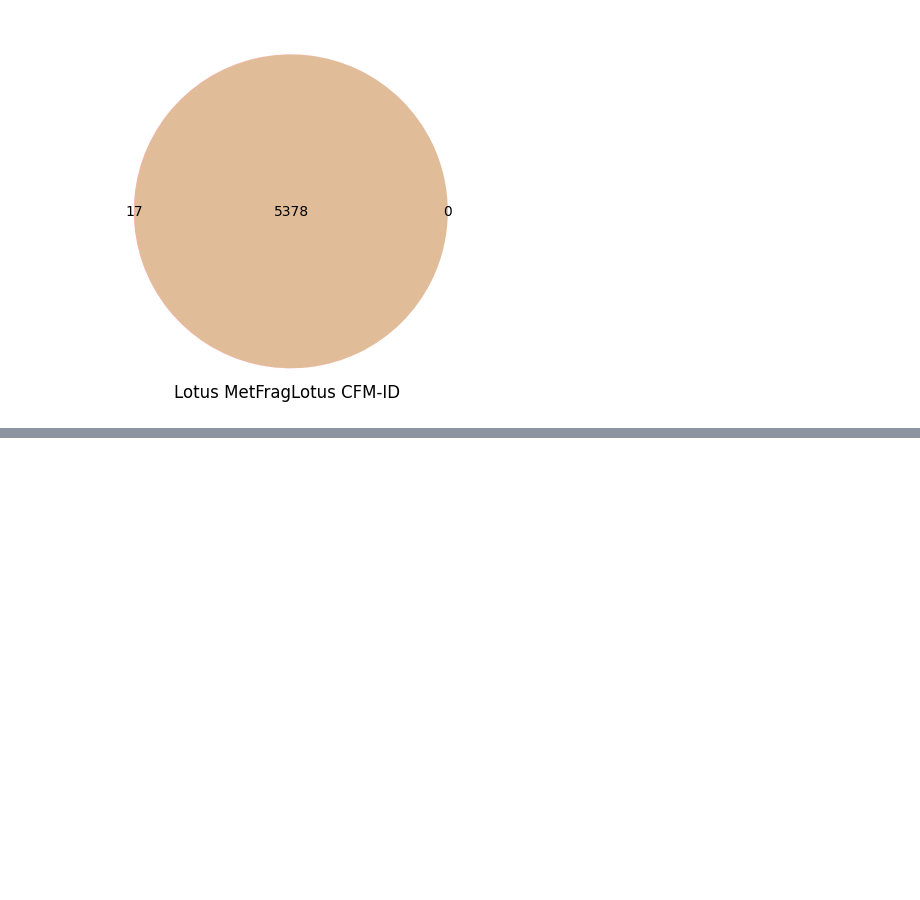
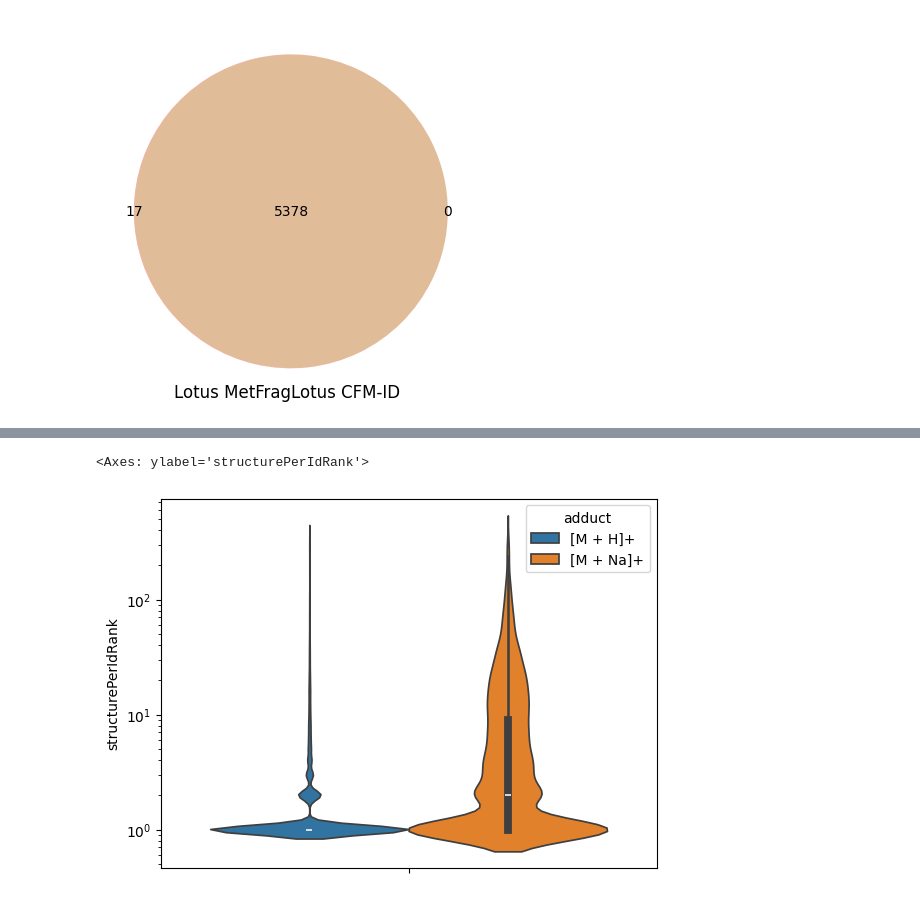
Before and after one commit to commons-research/ms2mol-evaluation, a Jupyter notebook: plotting.ipynb, the cells around one changed output, grey strips where cells are left out. Cells and saved outputs as stored; diff of their text form; code cells hidden in the pictures; blank space fills up the shorter version.

```diff
--- a/plotting.ipynb
+++ b/plotting.ipynb
@@ -177,0 +208,21 @@ venn2(
+# %%
+from metfrag_evaluation.massspecgym import load_massspecgym
+
+sirius_orbi = pd.read_csv(
+    "data/sirius/sirius_orbitrap/structure_identifications_all.tsv", sep="\t"
+)
+sirius_orbi["instrument_type"] = "Orbitrap"
+sirius_qtof = pd.read_csv(
+    "data/sirius/sirius_qtof/structure_identifications_all.tsv", sep="\t"
+)
+sirius_qtof["instrument_type"] = "QTOF"
+sirius = pd.concat([sirius_orbi, sirius_qtof], ignore_index=True)
+msg = load_massspecgym()
+# %%
+dict_to_map = {}
+for msg_id, msg_inchikey in zip(msg.index, msg.inchikey):
+    dict_to_map[msg_id] = msg_inchikey
+# %%
+sirius["true_inchikey"] = sirius["mappingFeatureId"].map(dict_to_map)
+# %%
+sirius_res = sirius[sirius.InChIkey2D == sirius["true_inchikey"]]
@@ -177,0 +241,10 @@ venn2(
+# %%
+sns.violinplot(
+    data=sirius_res,
+    y="structurePerIdRank",
+    log_scale=True,
+    hue="adduct",
+)
+# %% [output]
+<Axes: ylabel='structurePerIdRank'>
+[figure, added]
```
Also changed, not shown: parts of 20 cells of this notebook, 27 other files.
